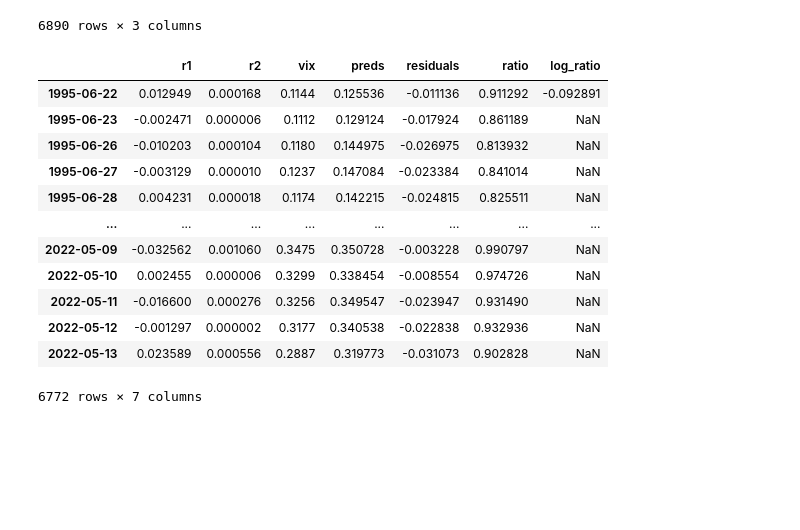
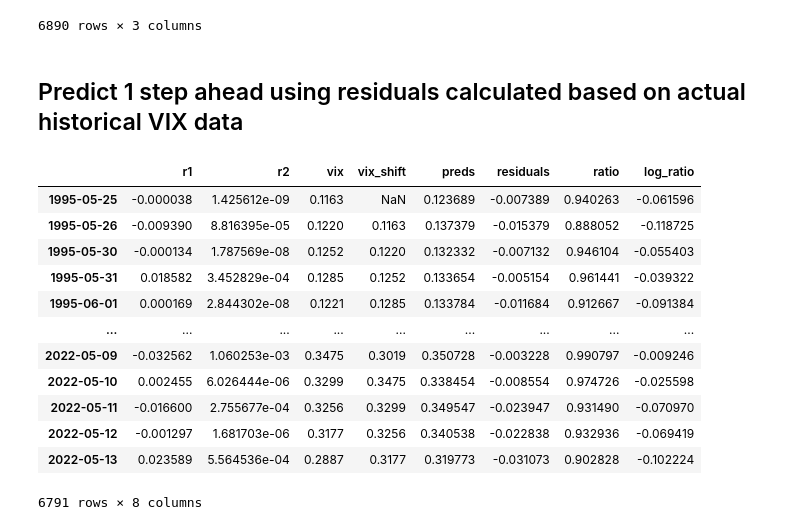
Before and after one commit to luchungi/VolatilityIsMostlyPathDependent, a Jupyter notebook: PDV_plus_MA.ipynb, the cells around one changed output. Cells and saved outputs as stored; diff of their text form; code cells hidden in the pictures; blank space fills up the shorter version.

```diff
--- a/PDV_plus_MA.ipynb
+++ b/PDV_plus_MA.ipynb
@@ -227,26 +193,28 @@ full_data
 | 2022-05-12 | -0.001297 | 1.681703e-06 | 0.3177 |
 | 2022-05-13 | 0.023589 | 5.564536e-04 | 0.2887 |
 6890 rows × 3 columns
+# %% [markdown]
+## Predict 1 step ahead using residuals calculated based on actual historical VIX data
 # %%
 preds = predict(*res.x, full_data, window)
-df_preds = full_data[window-1:].copy()
+df_preds = full_data[window-1:].copy() # remove data used to calculate first PDV prediction
+df_preds['vix_shift'] = df_preds['vix'].shift(1) # shift use that time t-1 vix is used to predict residual for time t
 df_preds['preds'] = preds
 df_preds['residuals'] = df_preds['vix'] - df_preds['preds']
 df_preds['ratio'] = df_preds['vix'] / df_preds['preds']
 df_preds['log_ratio'] = np.log(df_preds['ratio'])
-df_preds.iloc[res_window:, -1] = np.NaN
-df_preds[res_window-1:]
+df_preds
 # %% [output]
-|  | r1 | r2 | vix | preds | residuals | ratio | log_ratio |
-| 1995-06-22 | 0.012949 | 0.000168 | 0.1144 | 0.125536 | -0.011136 | 0.911292 | -0.092891 |
-| 1995-06-23 | -0.002471 | 0.000006 | 0.1112 | 0.129124 | -0.017924 | 0.861189 | NaN |
-| 1995-06-26 | -0.010203 | 0.000104 | 0.1180 | 0.144975 | -0.026975 | 0.813932 | NaN |
-| 1995-06-27 | -0.003129 | 0.000010 | 0.1237 | 0.147084 | -0.023384 | 0.841014 | NaN |
-| 1995-06-28 | 0.004231 | 0.000018 | 0.1174 | 0.142215 | -0.024815 | 0.825511 | NaN |
-| ... | ... | ... | ... | ... | ... | ... | ... |
-| 2022-05-09 | -0.032562 | 0.001060 | 0.3475 | 0.350728 | -0.003228 | 0.990797 | NaN |
-| 2022-05-10 | 0.002455 | 0.000006 | 0.3299 | 0.338454 | -0.008554 | 0.974726 | NaN |
-| 2022-05-11 | -0.016600 | 0.000276 | 0.3256 | 0.349547 | -0.023947 | 0.931490 | NaN |
-| 2022-05-12 | -0.001297 | 0.000002 | 0.3177 | 0.340538 | -0.022838 | 0.932936 | NaN |
-| 2022-05-13 | 0.023589 | 0.000556 | 0.2887 | 0.319773 | -0.031073 | 0.902828 | NaN |
+|  | r1 | r2 | vix | vix_shift | preds | residuals | ratio | log_ratio |
+| 1995-05-25 | -0.000038 | 1.425612e-09 | 0.1163 | NaN | 0.123689 | -0.007389 | 0.940263 | -0.061596 |
+| 1995-05-26 | -0.009390 | 8.816395e-05 | 0.1220 | 0.1163 | 0.137379 | -0.015379 | 0.888052 | -0.118725 |
+| 1995-05-30 | -0.000134 | 1.787569e-08 | 0.1252 | 0.1220 | 0.132332 | -0.007132 | 0.946104 | -0.055403 |
+| 1995-05-31 | 0.018582 | 3.452829e-04 | 0.1285 | 0.1252 | 0.133654 | -0.005154 | 0.961441 | -0.039322 |
+| 1995-06-01 | 0.000169 | 2.844302e-08 | 0.1221 | 0.1285 | 0.133784 | -0.011684 | 0.912667 | -0.091384 |
+| ... | ... | ... | ... | ... | ... | ... | ... | ... |
+| 2022-05-09 | -0.032562 | 1.060253e-03 | 0.3475 | 0.3019 | 0.350728 | -0.003228 | 0.990797 | -0.009246 |
+| 2022-05-10 | 0.002455 | 6.026444e-06 | 0.3299 | 0.3475 | 0.338454 | -0.008554 | 0.974726 | -0.025598 |
+| 2022-05-11 | -0.016600 | 2.755677e-04 | 0.3256 | 0.3299 | 0.349547 | -0.023947 | 0.931490 | -0.070970 |
+| 2022-05-12 | -0.001297 | 1.681703e-06 | 0.3177 | 0.3256 | 0.340538 | -0.022838 | 0.932936 | -0.069419 |
+| 2022-05-13 | 0.023589 | 5.564536e-04 | 0.2887 | 0.3177 | 0.319773 | -0.031073 | 0.902828 | -0.102224 |
-6772 rows × 7 columns
+6791 rows × 8 columns
```
Also changed, not shown: parts of 34 cells of this notebook, 3 other files.
